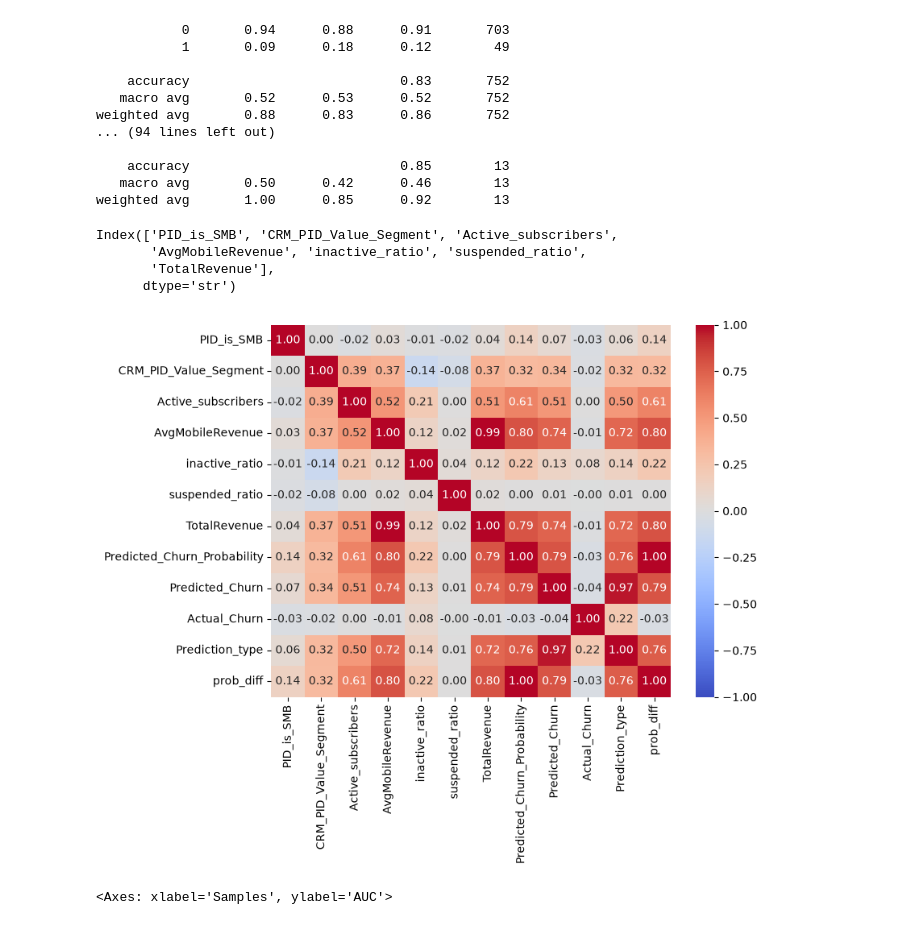
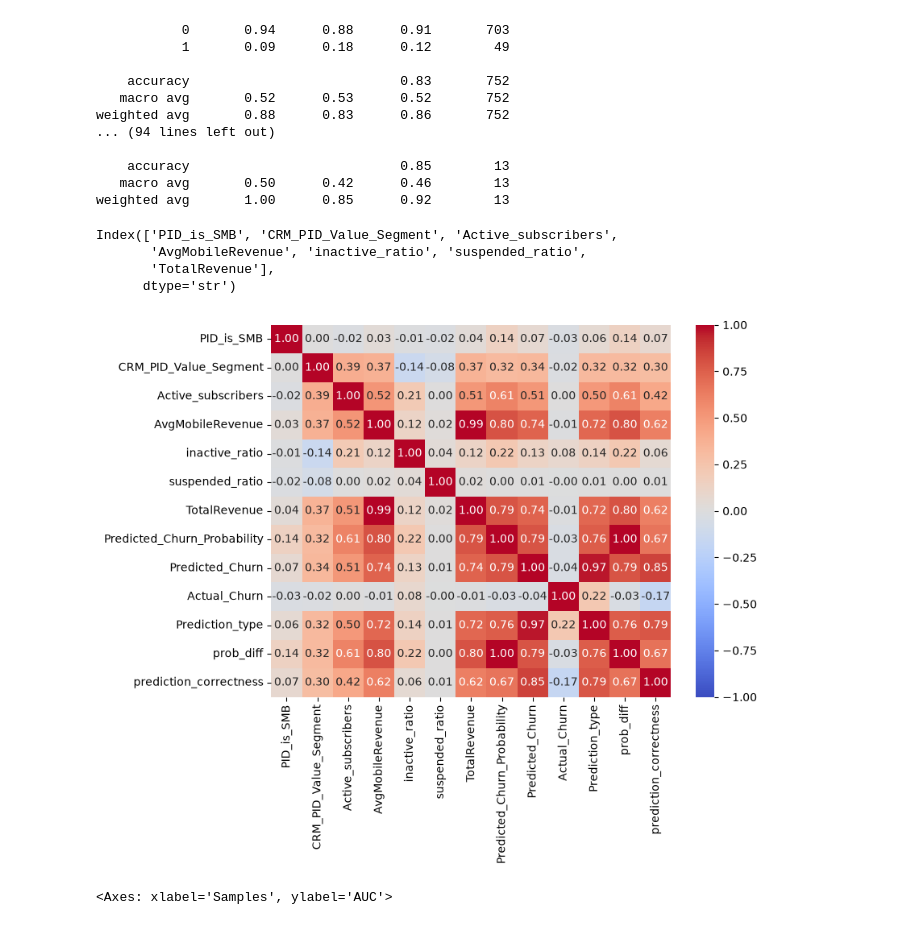
Before and after one commit to eode0004/FIT2082ResProj, a Jupyter notebook: ResProjModel.ipynb, the cells around one changed output. Cells and saved outputs as stored; diff of their text form; code cells hidden in the pictures.

```diff
--- a/ResProjModel.ipynb
+++ b/ResProjModel.ipynb
@@ -414,32 +416,33 @@ weighted avg       1.00      0.85      0.92        13
 # %%
 test_df = pd.read_csv("Predicted_Churn_Results.csv")
 test_df["prob_diff"] = abs(test_df["Actual_Churn"] - test_df["Predicted_Churn_Probability"])
+test_df["prediction_correctness"] = test_df["Prediction_type"].str.startswith("True")
 from pandas.api.types import is_numeric_dtype
 
 print(X_train.columns)
 cols = X_train.columns.to_list()
 
 # fig, axes = plt.subplots(nrows=4, ncols=2, figsize=(10, 20))
 
 # for col, ax in zip(cols, axes.ravel()):
 #     ax.scatter(test_df[col], test_df["prob_diff"], color="royalblue")
 #     ax.set_title(col)
 #     ax.set_xlabel(col)
 #     ax.set_ylabel("Probability")
 
 # sns.pairplot(test_df, hue="CRM_PID_Value_Segment")
 
 corr = test_df.apply(lambda x : pd.factorize(x)[0]).corr(method='pearson', min_periods=1)
 # Make heatmap
 plt.figure(figsize=(8, 6))
 sns.heatmap(corr, annot=True, cmap="coolwarm", vmin=-1, vmax=1, fmt=".2f")
 plt.show()
 # %% [output]
 Index(['PID_is_SMB', 'CRM_PID_Value_Segment', 'Active_subscribers',
        'AvgMobileRevenue', 'inactive_ratio', 'suspended_ratio',
        'TotalRevenue'],
       dtype='str')
-[figure, old version]
+[figure, new version]
 # %%
 sns.scatterplot(data=auc_df, x="Samples", y="AUC", hue="Segment")
 # %% [output]
```
Also changed, not shown: parts of 3 cells of this notebook.
